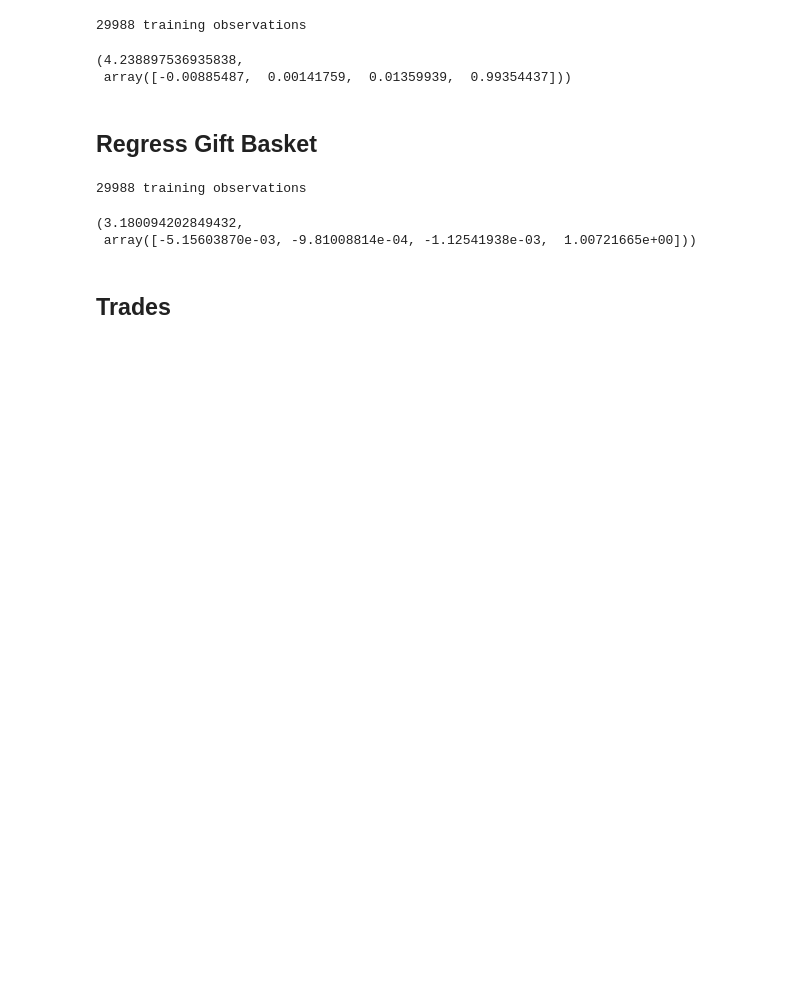
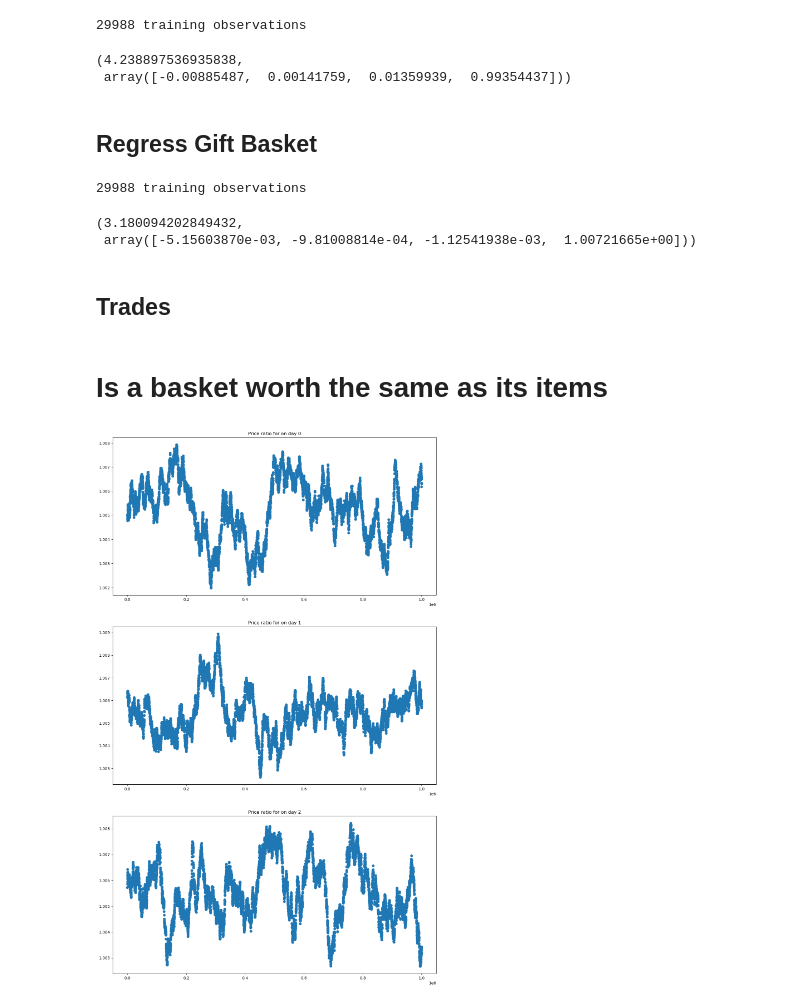
Before and after one commit to josephxiao8/prosperity2, a Jupyter notebook: notebooks/Round 3.ipynb, the cells around one changed output. Saved outputs shown, nothing was run; the diff lists cells and outputs as text; code cells hidden in the pictures; blank space fills up the shorter version.

Commit message:
pairs trading graphs

```diff
--- a/notebooks/Round 3.ipynb
+++ b/notebooks/Round 3.ipynb
@@ -155,3 +155,27 @@ lm_gift.intercept_, lm_gift.coef_
 ## Trades
 # %%
 # Do something with the trades data sets
+# %% [markdown]
+# Is a basket worth the same as its items
+# %%
+def plot_price_ratio():
+    fig, ax = plt.subplots(nrows=3, figsize=(15, 25))
+
+    for i in range(3):
+        day = days[i]
+        timestamps = pricesByDay[day].timestamp.unique()
+        prices_at_day_day_basket = pricesByDay[day][lambda x: x['product'] == 'GIFT_BASKET']['mid_price']
+        prices_at_day_day_chocolate = pricesByDay[day][lambda x: x['product'] == 'CHOCOLATE']['mid_price']
+        prices_at_day_day_strawberries = pricesByDay[day][lambda x: x['product'] == 'STRAWBERRIES']['mid_price']
+        prices_at_day_day_roses = pricesByDay[day][lambda x: x['product'] == 'ROSES']['mid_price']
+
+        prices_at_day_day_combination = 4 * prices_at_day_day_chocolate.to_numpy() + \
+                                        6 * prices_at_day_day_strawberries.to_numpy() + \
+                                        1 * prices_at_day_day_roses.to_numpy()
+
+        ax[i].set_title(f"Price ratio for on day {day}")
+        ax[i].scatter(timestamps, prices_at_day_day_basket/prices_at_day_day_combination)
+# %%
+plot_price_ratio()
+# %% [output]
+[figure, added]
```
Also changed, not shown: parts of 11 cells of this notebook.
